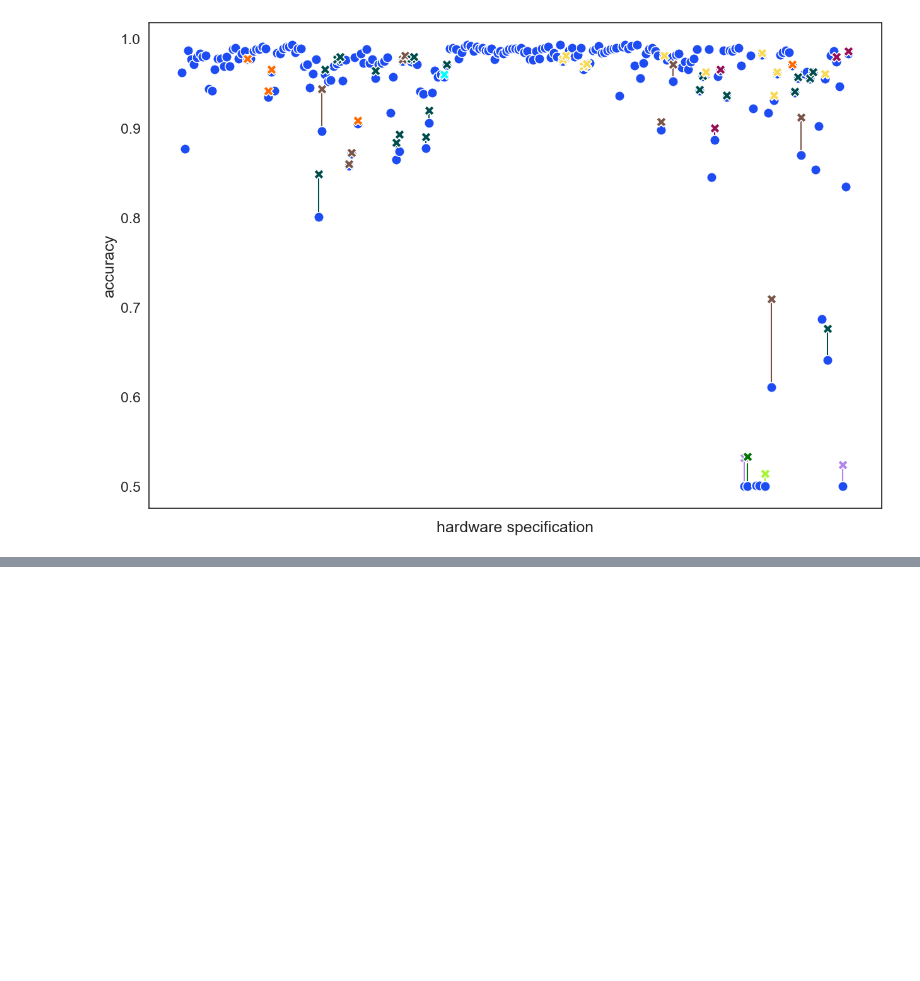
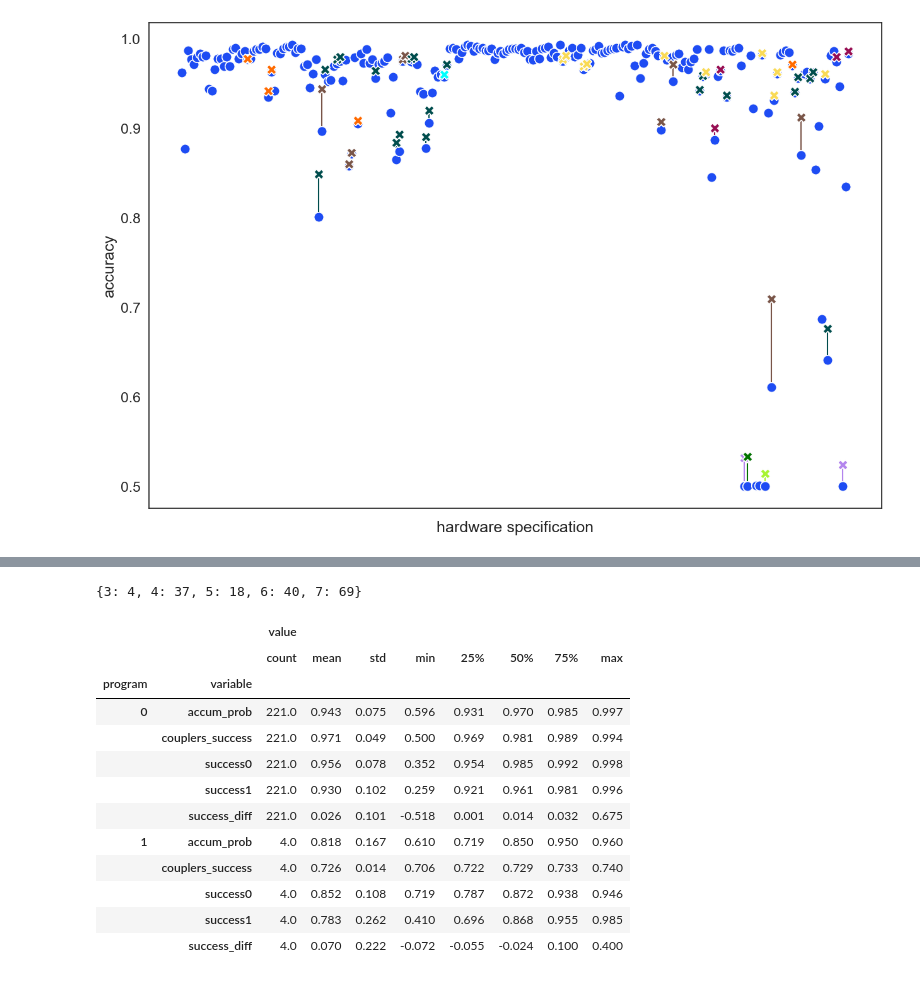
Before and after one commit to smml1996/algorithm_synthesis, a Jupyter notebook: notebooks_pnas/ipma2_bitflip.ipynb, the cells around one changed output, grey strips where cells are left out. Cells and saved outputs as stored; diff of their text form; code cells hidden in the pictures; blank space fills up the shorter version.

```diff
--- a/notebooks_pnas/ipma2_bitflip.ipynb
+++ b/notebooks_pnas/ipma2_bitflip.ipynb
@@ -165,0 +168,27 @@ get_best_algos_advantanges(experiment_id, diff_algs_to_spec)
+# %%
+horizon_to_count = dict() # count of hardware scenarios that have an optimal that is not traditional algorithm
+for horizon in range(3, 8):
+    optimal_algos = horizon_to_improv_algs[horizon].keys()
+    current_count = 0
+    for optimal_alg in optimal_algos:
+        current_count += len(diff_algs_to_spec[horizon][optimal_alg])
+    horizon_to_count[horizon] = current_count
+horizon_to_count
+# %% [output]
+{3: 4, 4: 37, 5: 18, 6: 40, 7: 69}
+# %%
+all_summaries[1]
+# %% [output]
+|  |  | value |  |  |  |  |  |  |  |
+|  |  | count | mean | std | min | 25% | 50% | 75% | max |
+| program | variable |  |  |  |  |  |  |  |  |
+| 0 | accum_prob | 221.0 | 0.943 | 0.075 | 0.596 | 0.931 | 0.970 | 0.985 | 0.997 |
+|  | couplers_success | 221.0 | 0.971 | 0.049 | 0.500 | 0.969 | 0.981 | 0.989 | 0.994 |
+|  | success0 | 221.0 | 0.956 | 0.078 | 0.352 | 0.954 | 0.985 | 0.992 | 0.998 |
+|  | success1 | 221.0 | 0.930 | 0.102 | 0.259 | 0.921 | 0.961 | 0.981 | 0.996 |
+|  | success_diff | 221.0 | 0.026 | 0.101 | -0.518 | 0.001 | 0.014 | 0.032 | 0.675 |
+| 1 | accum_prob | 4.0 | 0.818 | 0.167 | 0.610 | 0.719 | 0.850 | 0.950 | 0.960 |
+|  | couplers_success | 4.0 | 0.726 | 0.014 | 0.706 | 0.722 | 0.729 | 0.733 | 0.740 |
+|  | success0 | 4.0 | 0.852 | 0.108 | 0.719 | 0.787 | 0.872 | 0.938 | 0.946 |
+|  | success1 | 4.0 | 0.783 | 0.262 | 0.410 | 0.696 | 0.868 | 0.955 | 0.985 |
+|  | success_diff | 4.0 | 0.070 | 0.222 | -0.072 | -0.055 | -0.024 | 0.100 | 0.400 |
```
Also changed, not shown: parts of 2 cells of this notebook, 5 other files.
